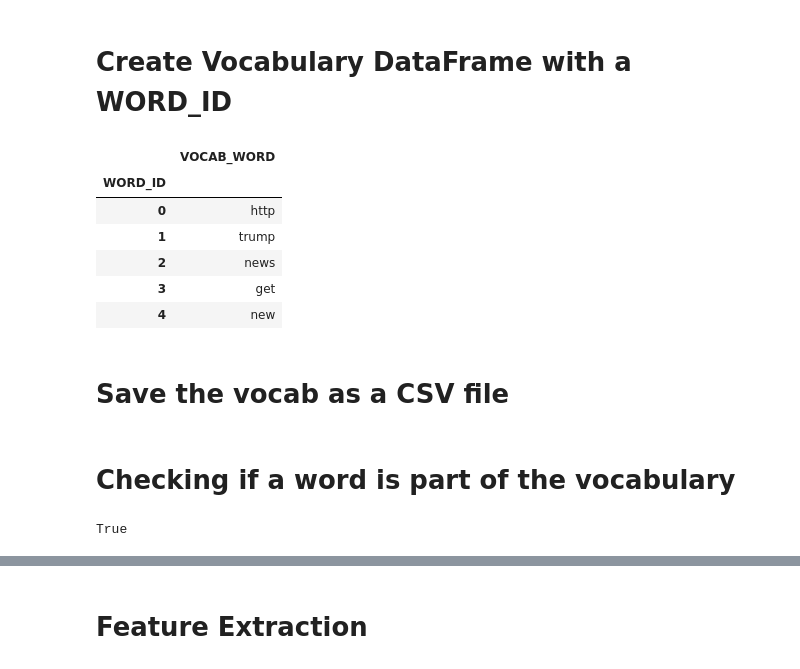
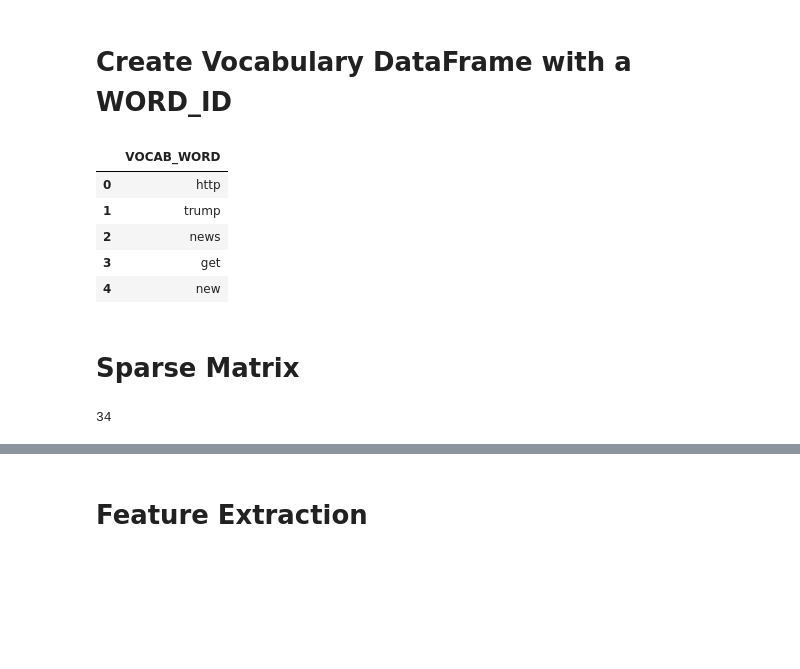
Before and after one commit to AlexHappyCode/CSC845-twitter-spam-detection, a Jupyter notebook: alex/main.ipynb, the cells around one changed output, grey strips where cells are left out. Saved outputs shown, nothing was run; the diff lists cells and outputs as text; code cells hidden in the pictures; blank space fills up the shorter version.

Commit message:
created sparse matrix

```diff
--- a/alex/main.ipynb
+++ b/alex/main.ipynb
@@ -334,15 +336,12 @@ dtype: int64
 # %%
 word_ids = list(range(0, VOCAB_SIZE))
 vocab = pd.DataFrame({'VOCAB_WORD': frequent_words.index.values}, index=word_ids)
-vocab.index.name = 'WORD_ID'
+#vocab.index.name = 'WORD_ID'
 vocab.head()
 # %% [output]
 |  | VOCAB_WORD |
-| WORD_ID |  |
 | 0 | http |
 | 1 | trump |
 | 2 | news |
 | 3 | get |
 | 4 | new |
-# %% [markdown]
-# Save the vocab as a CSV file
@@ -351,6 +348,7 @@ vocab.to_csv('datasets/vocab.csv', index_label=vocab.index.name, header=vocab.VO
-# %% [markdown]
-# Checking if a word is part of the vocabulary
-# %%
-'love' in set(vocab.VOCAB_WORD)
-# %% [output]
-True
+# %% [markdown]
+# Sparse Matrix
+# %%
+''' Length of Longest Tweet'''
+max([len(tweet) for tweet in nested_list_stemmed])
+# %% [output]
+34
```
Also changed, not shown: parts of 15 cells of this notebook.
